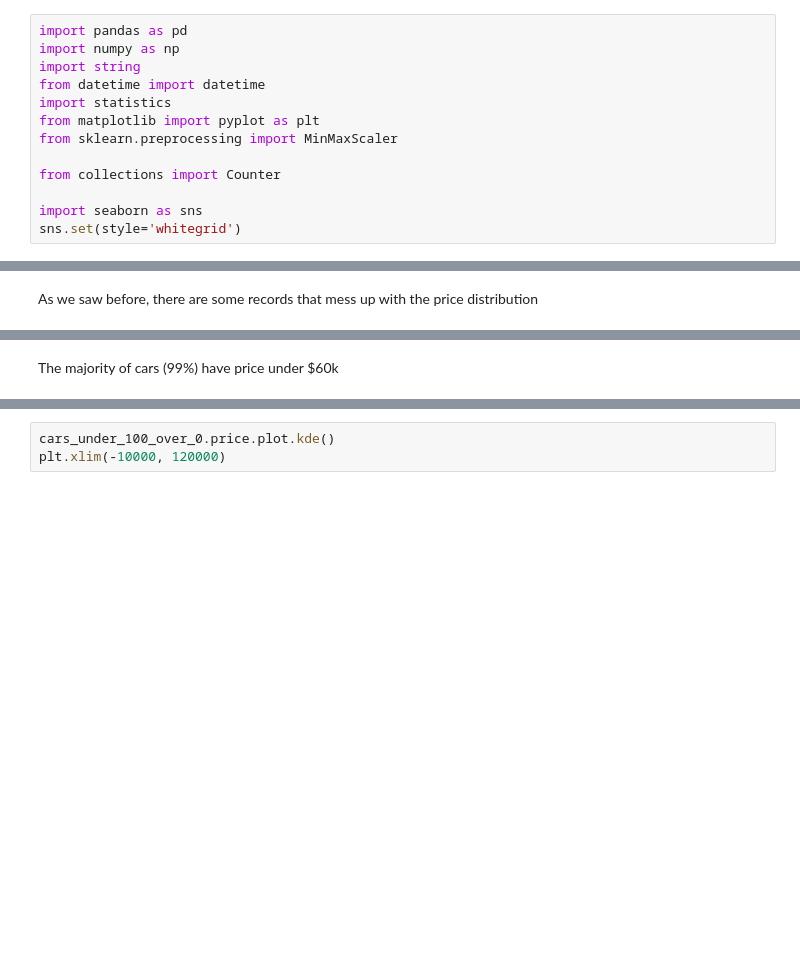
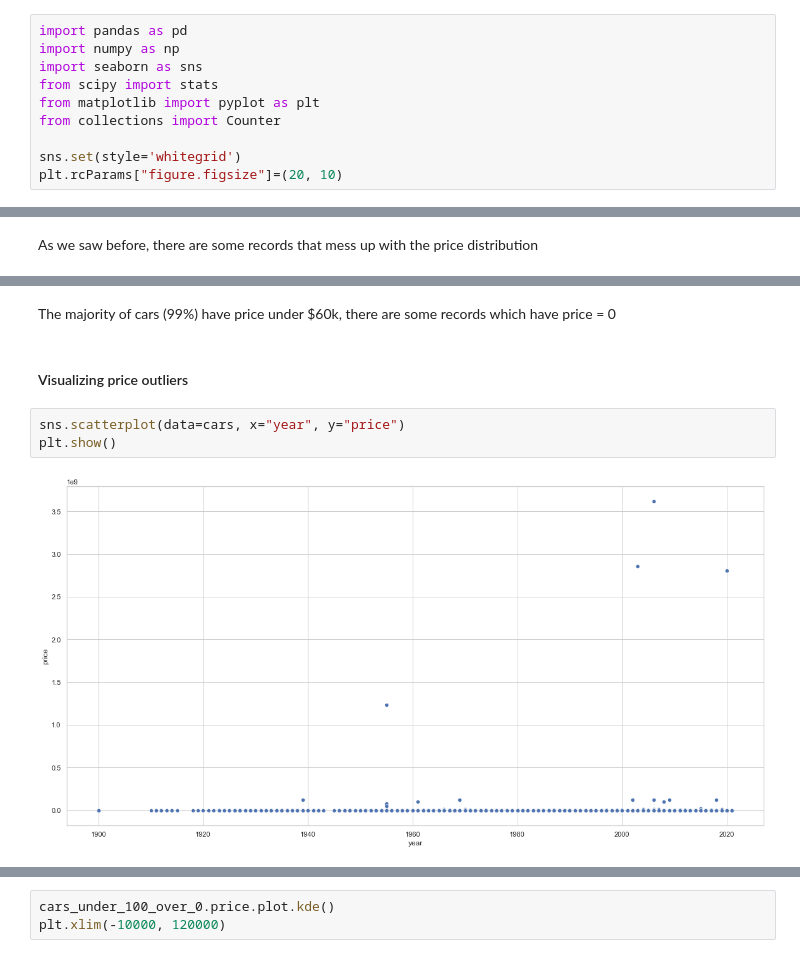
Before and after one commit to ulmii/machine-learning, a Jupyter notebook: carprices.ipynb, the cells around one changed output, grey strips where cells are left out. Saved outputs shown, nothing was run; the diff lists cells and outputs as text; blank space fills up the shorter version.

Commit message:
Add statistics, visualize outliers

```diff
--- a/carprices.ipynb
+++ b/carprices.ipynb
@@ -1,16 +1,13 @@
 # %%
 import pandas as pd
 import numpy as np
-import string
-from datetime import datetime
-import statistics
+import seaborn as sns
+from scipy import stats
 from matplotlib import pyplot as plt
-from sklearn.preprocessing import MinMaxScaler
-
 from collections import Counter
 
-import seaborn as sns
 sns.set(style='whitegrid')
+plt.rcParams["figure.figsize"]=(20, 10)
 # %% [markdown]
 # Dataset
 # %% [markdown]
@@ -320,2 +333,9 @@ print("100 percentile value is ", c[-1])
 # %% [markdown]
-The majority of cars (99%) have price under &#0036;60k
+The majority of cars (99%) have price under &#0036;60k, there are some records which have price = 0
+# %% [markdown]
+#### Visualizing price outliers
+# %%
+sns.scatterplot(data=cars, x="year", y="price")
+plt.show()
+# %% [output]
+[figure, added]
```
Also changed, not shown: parts of 41 cells of this notebook.
